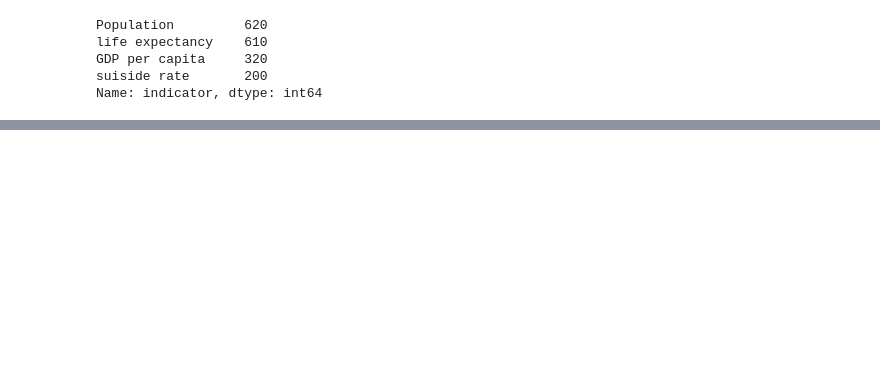
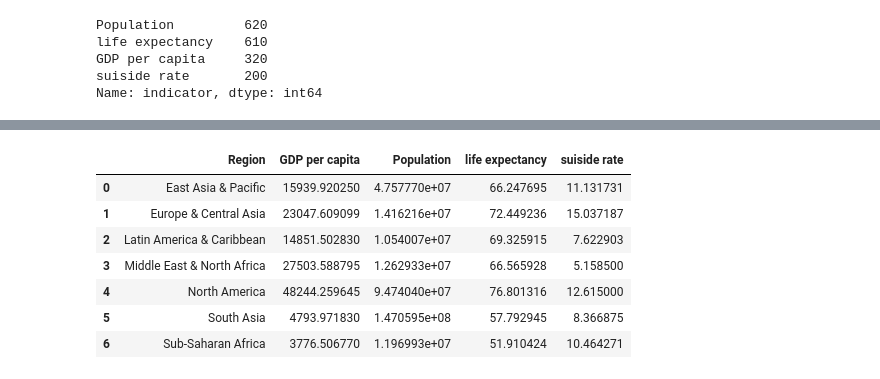
Before and after one commit to Jyothsna9618/Jabboju1, a Jupyter notebook: Assignment_07/assignment07.ipynb, the cells around one changed output, grey strips where cells are left out. Saved outputs shown, nothing was run; the diff lists cells and outputs as text; code cells hidden in the pictures; blank space fills up the shorter version.

```diff
--- a/Assignment_07/assignment07.ipynb
+++ b/Assignment_07/assignment07.ipynb
@@ -165,0 +180,3 @@ fig.show()
+# %%
+grp = dt.groupby(['Region']).mean()
+print(grp)
@@ -165,0 +203,13 @@ fig.show()
+# %%
+grp.columns = ['GDP per capita', 'Population', 'life expectancy','suiside rate']
+grp = grp.reset_index(level=0)
+grp
+# %% [output]
+|  | Region | GDP per capita | Population | life expectancy | suiside rate |
+| 0 | East Asia & Pacific | 15939.920250 | 4.757770e+07 | 66.247695 | 11.131731 |
+| 1 | Europe & Central Asia | 23047.609099 | 1.416216e+07 | 72.449236 | 15.037187 |
+| 2 | Latin America & Caribbean | 14851.502830 | 1.054007e+07 | 69.325915 | 7.622903 |
+| 3 | Middle East & North Africa | 27503.588795 | 1.262933e+07 | 66.565928 | 5.158500 |
+| 4 | North America | 48244.259645 | 9.474040e+07 | 76.801316 | 12.615000 |
+| 5 | South Asia | 4793.971830 | 1.470595e+08 | 57.792945 | 8.366875 |
+| 6 | Sub-Saharan Africa | 3776.506770 | 1.196993e+07 | 51.910424 | 10.464271 |
```
Also changed, not shown: parts of 24 cells of this notebook.
